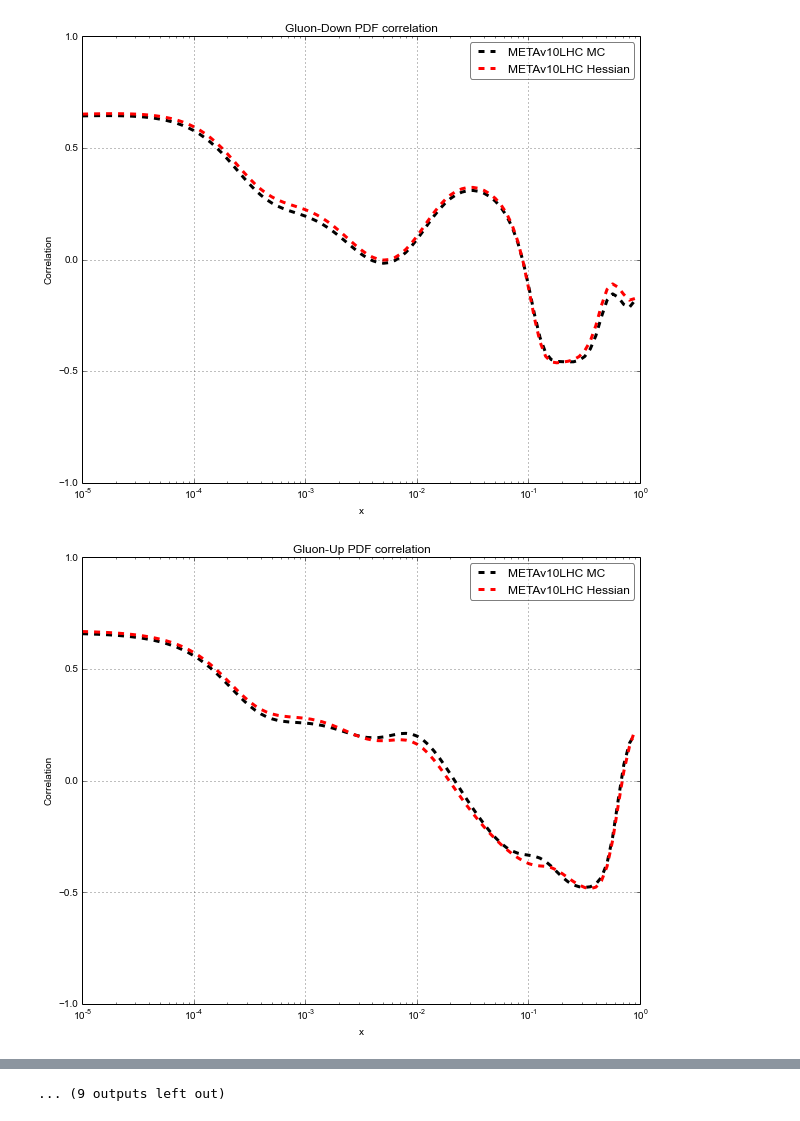
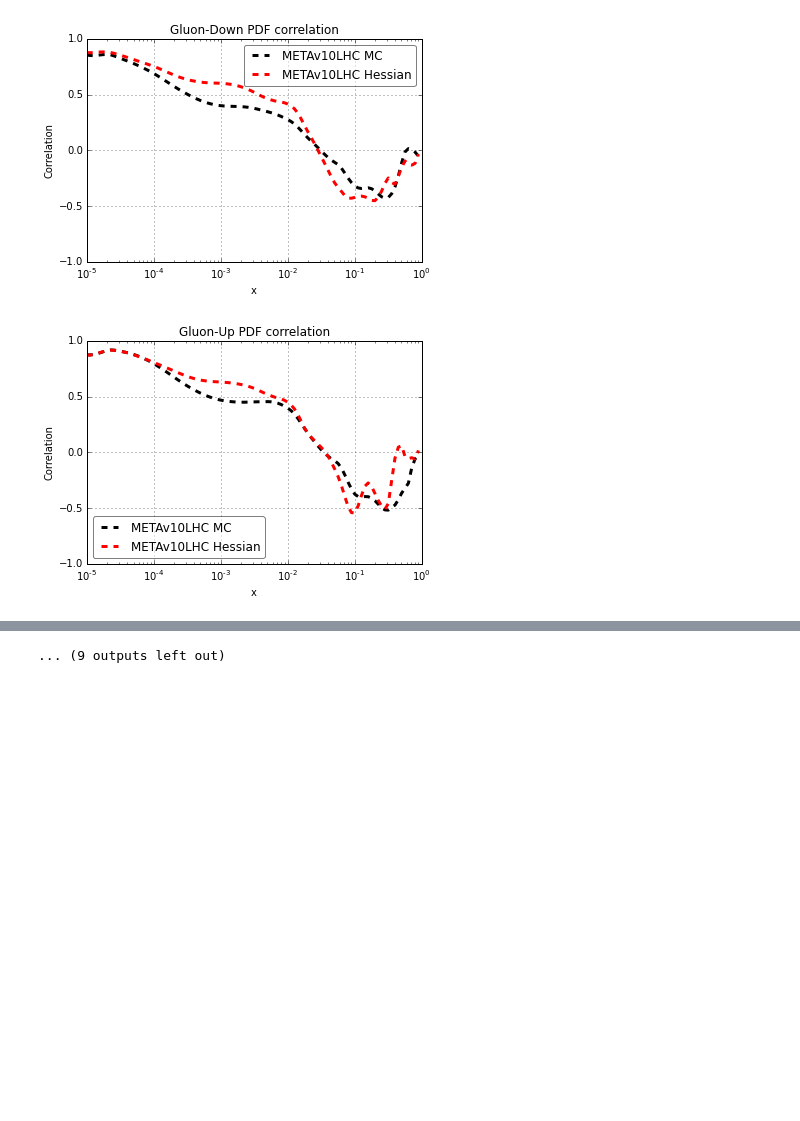
Before and after one commit to scarrazza/compressor, a Jupyter notebook: tools/CorrelationsHessian.ipynb, the cells around one changed output, grey strips where cells are left out. Drawn from its saved outputs; the diff is of its cells as text; code cells hidden in the pictures; blank space fills up the shorter version.

Commit message:
updating correlations

```diff
--- a/tools/CorrelationsHessian.ipynb
+++ b/tools/CorrelationsHessian.ipynb
@@ -12,12 +12,12 @@ import math
 import pylab
 # %%
 # define the correlation between 2 pdfs
-def correlation(x, q, fl1, fl2, pdf, ind):
+def correlation(x1, x2, q, fl1, fl2, pdf, ind):
     nrep = len(ind)
     a = b = ab = sq_a = sq_b = 0.0
     for r in range(0,nrep):
-        v1 = pdf[ind[r]].xfxQ(fl1, x, q)
-        v2 = pdf[ind[r]].xfxQ(fl2, x, q)
+        v1 = pdf[ind[r]].xfxQ(fl1, x1, q)
+        v2 = pdf[ind[r]].xfxQ(fl2, x2, q)
         ab += v1*v2
         a  += v1
         b  += v2
@@ -32,29 +32,29 @@ def correlation(x, q, fl1, fl2, pdf, ind):
     return nrep/(nrep-1.0)*(ab-a*b)/(sig1*sig2)
 
 # define the correlation between 2 pdfs
-def correlationHessian(x, q, fl1, fl2, pdf, ind):
+def correlationHessian(x1, x2, q, fl1, fl2, pdf, ind):
     nrep = len(ind)
     ab = sq_a = sq_b = 0.0
-    for r in range(1,nrep/2+1):
-        v1 = pdf[2*r-1].xfxQ(fl1, x, q)-pdf[2*r].xfxQ(fl1, x, q)
-        v2 = pdf[2*r-1].xfxQ(fl2, x, q)-pdf[2*r].xfxQ(fl2, x, q)
+    for r in range(0,nrep):
+        v1 = pdf[ind[r]].xfxQ(fl1, x1, q)-pdf[0].xfxQ(fl1, x1, q)
+        v2 = pdf[ind[r]].xfxQ(fl2, x2, q)-pdf[0].xfxQ(fl2, x2, q)
         ab += v1*v2
         sq_a += v1**2
         sq_b += v2**2
 
-    sig1 = math.sqrt(sq_a)/2.0
-    sig2 = math.sqrt(sq_b)/2.0
+    sig1 = math.sqrt(sq_a)
+    sig2 = math.sqrt(sq_b)
 
-    return ab/(4.0*sig1*sig2)
+    return ab/(sig1*sig2)
 # %%
 # Loading the prior
-pset = lhapdf.getPDFSet("METAv10LHC_rand1000")
+pset = lhapdf.getPDFSet("1000rep")
 prior = []
 pindex = []
 for i in range(0,pset.size): prior.append(pset.mkPDF(i))
 for i in range(1,pset.size): pindex.append(i)
 
-pset2 = lhapdf.getPDFSet("METAv10LHC")
+pset2 = lhapdf.getPDFSet("NNPDF30_nlo_as_0118_hessian")
 prior2 = []
 pindex2 = []
 for i in range(0,pset2.size): prior2.append(pset2.mkPDF(i))
@@ -75,42 +75,36 @@ for i in range(len(compressions)):
 fls = [ [21,1], [21,2], [21,3], [1,2], [1,3], [2,3],
        [21,-1], [21,-2], [21,-3], [-1,-2], [-1,-3], [-2,-3],
        [1,-1], [2,-2], [3,-3], [1,-2], [-1,2], [-2,3], [2,-3], [1,-3], [-1,3] ]
-pylab.rcParams['figure.figsize'] = (10.0, 8.0)
 
 d = {21: "Gluon", 1: "Down", 2: "Up", 3: "Strange", -1: "Antidown", -2: "Antiup", -3: "Antistrange"}
 
 # x points
 x = np.logspace(math.log(1e-5), math.log(0.9), num=100, base=math.exp(1))
-#values = range(len(compressions))
-#jet = plt.get_cmap('jet')
-#cNorm  = colors.Normalize(vmin=0, vmax=values[-1])
-#scalarMap = cmx.ScalarMappable(norm=cNorm, cmap=jet)
-#fontP = FontProperties()
-#fontP.set_size('small')
+q = 100
 
 for fl in fls:
     plt.figure()
     y = np.empty(x.size)
     y2 = np.empty(x.size)
 
     for i in range(0,x.size):
-        y[i] = correlation(x[i], 8.0, fl[0], fl[1], prior, pindex)
-        y2[i] = correlationHessian(x[i], 8.0, fl[0], fl[1], prior2, pindex2)
+        y[i] = correlation(x[i], q, fl[0], fl[1], prior, pindex)
+        y2[i] = correlationHessian(x[i], q, fl[0], fl[1], prior2, pindex2)
 
 
     plt.plot(x,y,'--',color='k', linewidth=3.0, label="METAv10LHC MC ")
     plt.plot(x,y2,'--',color='r', linewidth=3.0, label="METAv10LHC Hessian")
 
     #legend = plt.legend()
     legend = plt.legend(loc=0, fancybox=True, framealpha=0.5)
 
     plt.xlabel('x')
     plt.ylabel('Correlation')
     plt.title(str(d[fl[0]])+"-"+str(d[fl[1]])+' PDF correlation')
     plt.xscale('log')
     plt.ylim([-1,1])
     plt.grid(True)
     plt.savefig(str(d[fl[0]])+"-"+str(d[fl[1]])+'_correlation.pdf')
 # %% [output]
-[figure, old version]
+[figure, new version]
-[figure, old version]
+[figure, new version]
```
Also changed, not shown: parts of 5 cells of this notebook, 1 other file.
